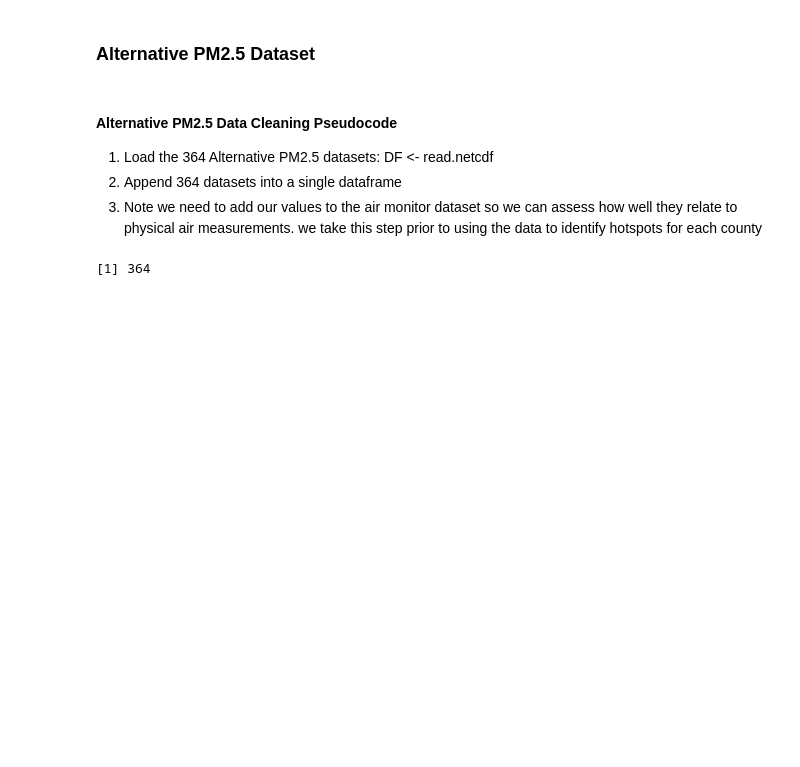
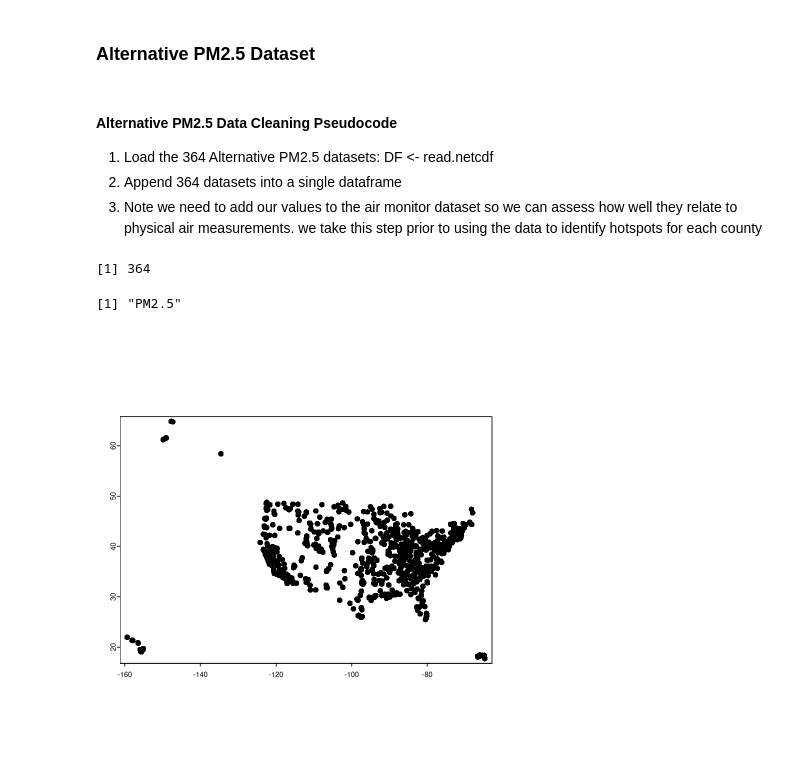
Before and after one commit to sethmgerhart/yale_capstone_public, a Jupyter notebook: code.ipynb, the cells around one changed output. Cells and saved outputs as stored; diff of their text form; code cells hidden in the pictures; blank space fills up the shorter version.

```diff
--- a/code.ipynb
+++ b/code.ipynb
@@ -240,9 +241,24 @@ A data.frame: 6 × 7
 
 altPM25_files <- list.files("data", pattern = "\\.nc$", full.names = TRUE) #identify the number of alt. PM2.5 files in data folder
 n_distinct(altPM25_files) #count alt. PM2.5 files
-#altPM25_files
+
+
+#Identify the relevant variable in the alternative dataset
+altpm25_var <- names(rast(altPM25_files[1]))
+altpm25_var
 # %% [output]
 [1] 364
+[1] "PM2.5"
+# %%
+#Purpose of Cell Block: Plot monitor locations
+
+monitor_table  <- DF_aqs2019_loc3 %>%
+    select(AQS_Site_ID, Longitude, Latitude)
+
+monitor_points <- vect(monitor_table, geom = c("Longitude", "Latitude"), crs = "EPSG:4326")
+plot(monitor_points)
+# %% [output]
+[figure, added]
 # %%
 #Purpose of Cell Block: Grab Alt. PM2.5 value for each monitor location on each day
 
```
Also changed, not shown: parts of 4 cells of this notebook.
